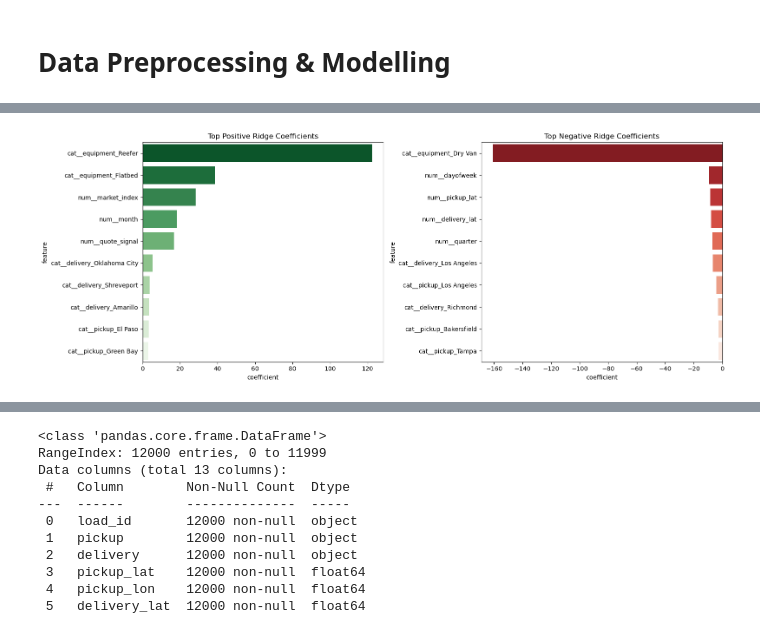
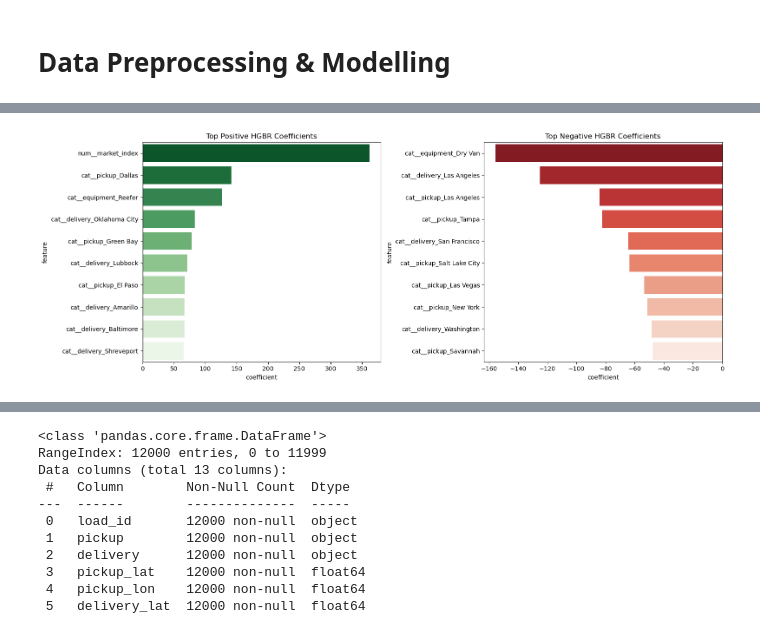
Before and after one commit to grascya/Spotter-ai, a Jupyter notebook: Freight_Model.ipynb, the cells around one changed output, grey strips where cells are left out. Saved outputs shown, nothing was run; the diff lists cells and outputs as text; code cells hidden in the pictures.

```diff
--- a/Freight_Model.ipynb
+++ b/Freight_Model.ipynb
@@ -516,7 +525,7 @@ numeric_transformer = Pipeline(steps=[
 
 categorical_transformer = Pipeline(steps=[
     ("imputer", SimpleImputer(strategy="most_frequent")),
-    ("onehot", OneHotEncoder(handle_unknown="ignore"))
+    ("onehot", OneHotEncoder(handle_unknown="ignore", sparse_output=False))
 ])
 
 preprocessor = ColumnTransformer(
@@ -716,20 +837,20 @@ plt.show()
 # %%
 top_positive = coef_df.sort_values("coefficient", ascending=False).head(10)
 top_negative = coef_df.sort_values("coefficient", ascending=True).head(10)
 
 fig, axes = plt.subplots(1, 2, figsize=(16, 6))
 
 sns.barplot(data=top_positive, x="coefficient", y="feature", ax=axes[0], palette="Greens_r")
-axes[0].set_title("Top Positive Ridge Coefficients")
+axes[0].set_title("Top Positive HGBR Coefficients")
 axes[0].axvline(0, color="black", linewidth=1)
 
 sns.barplot(data=top_negative, x="coefficient", y="feature", ax=axes[1], palette="Reds_r")
-axes[1].set_title("Top Negative Ridge Coefficients")
+axes[1].set_title("Top Negative HGBR Coefficients")
 axes[1].axvline(0, color="black", linewidth=1)
 
 plt.tight_layout()
 plt.show()
 # %% [output]
-[figure, old version]
+[figure, new version]
 # %% [markdown]
 ### Preprocessing and Modelling: Summary and Key Findings
```
Also changed, not shown: parts of 23 cells of this notebook, 9 other files.
